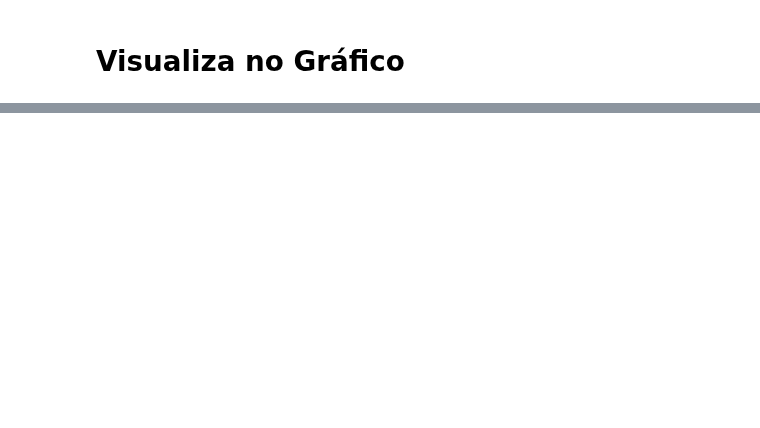
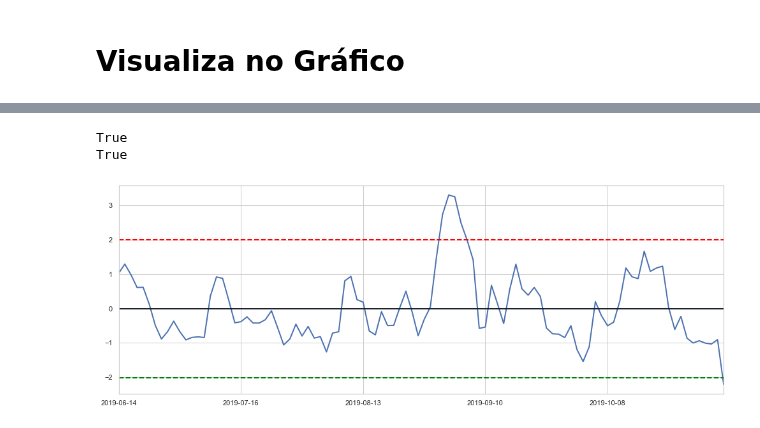
Before and after one commit to andreolvgomes/long-short-by-cointegration, a Jupyter notebook: BackTest.ipynb, the cells around one changed output, grey strips where cells are left out. Cells and saved outputs as stored; diff of their text form; code cells hidden in the pictures; blank space fills up the shorter version.

```diff
--- a/BackTest.ipynb
+++ b/BackTest.ipynb
@@ -408,0 +429,8 @@ test_simu[::-1][[y_symbol, x_symbol]].to_excel('datasets/backtest/backtest.xlsx'
+# %%
+print(mult.invert(test['GNDI3'],test['ENGI11'], period))
+print(mult.accept_temp(test['GNDI3'],test['ENGI11'], period))
+mult.plot_residue(mult.residue(test['GNDI3'],test['ENGI11'], period))
+# %% [output]
+True
+True
+[figure, added]
```
Also changed, not shown: parts of 10 cells of this notebook, 6 other files.
